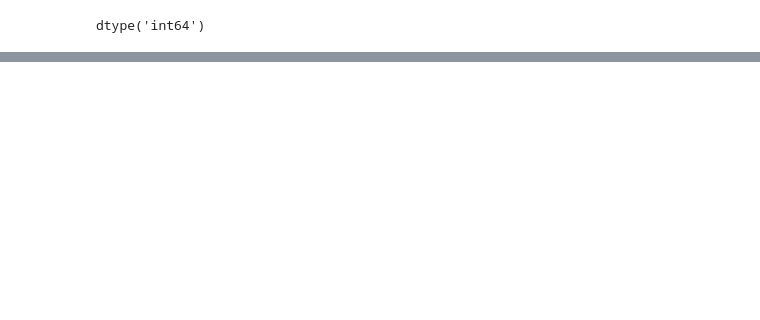
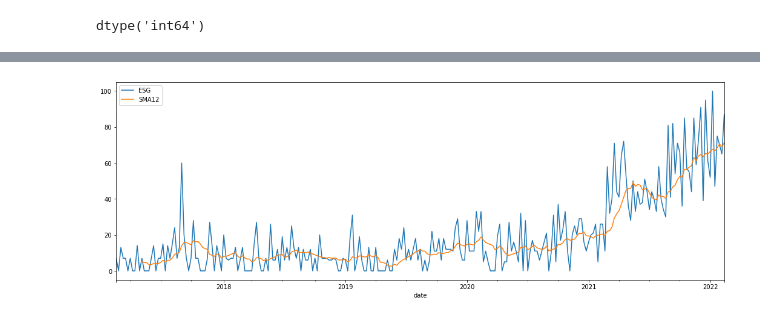
Before and after one commit to GiorgosAnastasakos/GreekESGenergyCompaniesPowerBI_PythonTimesSeriesAnalysis, a Jupyter notebook: googleTrendsEsg.ipynb, the cells around one changed output, grey strips where cells are left out. Drawn from its saved outputs; the diff is of its cells as text; code cells hidden in the pictures; blank space fills up the shorter version.

```diff
--- a/googleTrendsEsg.ipynb
+++ b/googleTrendsEsg.ipynb
@@ -26,0 +27,6 @@ ax.set(label='Interest over time')
+# %%
+# 12months Simple Moving Average
+df['SMA12']=df['ESG'].rolling(window=12).mean()
+df[['ESG','SMA12']].plot(figsize=(18,6));
+# %% [output]
+[figure, added]
```
Also changed, not shown: parts of 1 cell of this notebook.
